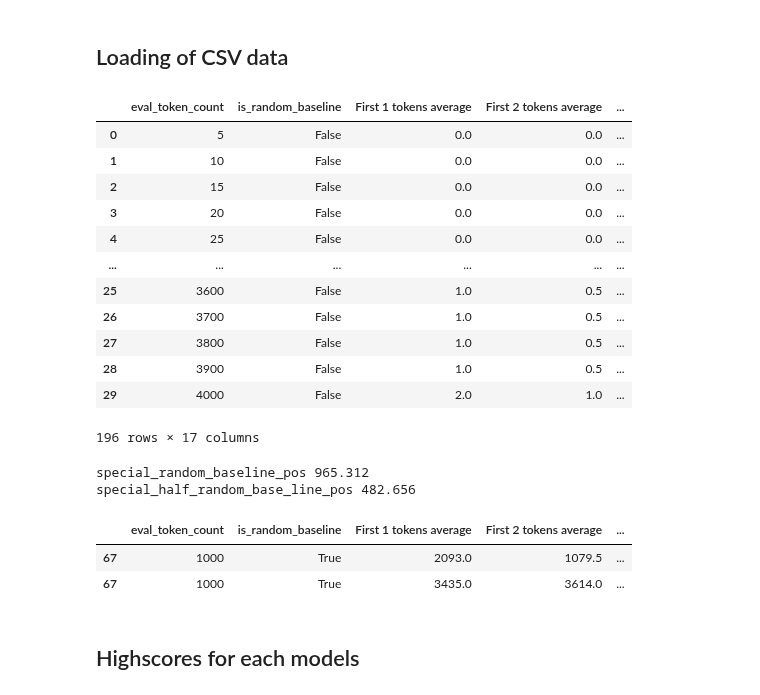
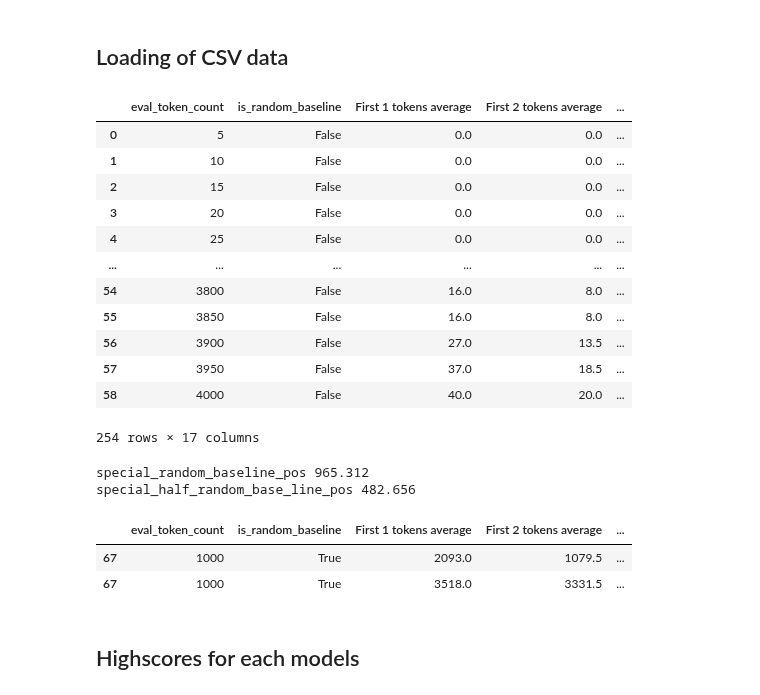
Before and after one commit to RWKV/RWKV-infctx-trainer, a Jupyter notebook: notebook/experiment/memory-bench/Charting-V5.ipynb, the cells around one changed output. Cells and saved outputs as stored; diff of their text form; code cells hidden in the pictures.

```diff
--- a/notebook/experiment/memory-bench/Charting-V5.ipynb
+++ b/notebook/experiment/memory-bench/Charting-V5.ipynb
@@ -63,41 +63,41 @@ def group_csv_data(inCSV, modelName):
         'First 100 tokens average': calculate_first_n_avg(100, x['eval_token_pos']),
         'First 250 tokens average': calculate_first_n_avg(250, x['eval_token_pos']),
         'First 500 tokens average': calculate_first_n_avg(500, x['eval_token_pos']),
         'First 750 tokens average': calculate_first_n_avg(750, x['eval_token_pos']),
         'First 1000 tokens average': calculate_first_n_avg(1000, x['eval_token_pos']),
         'tokens average position': calculate_first_n_avg(-1, x['eval_token_pos']),
         "match_count": x["matched"].sum(),
         "match_percentage": x["matched"].sum() * 100.0 / x["matched"].count() ,
     })).reset_index()
     grouped_data['model'] = modelName
     return grouped_data
 
 # Merge the DataFrames
 full_grouped_data = pd.concat([
 
     group_csv_data(v5_1b5_1k, 'V5-Baseline 1B5 (L24-D2048)'),
     group_csv_data(v5_1b5_4k, 'V5-Baseline 1B5 (L24-D2048)'),
 
-    group_csv_data(WN_v5_1b5_1k, 'Wavnet-V5-Preview 1B5 (L24-D2048)'),
-    group_csv_data(WN_v5_1b5_4k, 'Wavnet-V5-Preview 1B5 (L24-D2048)'),
+    group_csv_data(WN_v5_1b5_1k, 'Wavnet-V5 1B5 (L24-D2048)'),
+    group_csv_data(WN_v5_1b5_4k, 'Wavnet-V5 1B5 (L24-D2048)'),
 ])
 
 # Plot the data
 full_grouped_data
 # %% [output]
 |  | eval_token_count | is_random_baseline | First 1 tokens average | First 2 tokens average | ... |
 | 0 | 5 | False | 0.0 | 0.0 | ... |
 | 1 | 10 | False | 0.0 | 0.0 | ... |
 | 2 | 15 | False | 0.0 | 0.0 | ... |
 | 3 | 20 | False | 0.0 | 0.0 | ... |
 | 4 | 25 | False | 0.0 | 0.0 | ... |
 | ... | ... | ... | ... | ... | ... |
-| 25 | 3600 | False | 1.0 | 0.5 | ... |
-| 26 | 3700 | False | 1.0 | 0.5 | ... |
-| 27 | 3800 | False | 1.0 | 0.5 | ... |
-| 28 | 3900 | False | 1.0 | 0.5 | ... |
-| 29 | 4000 | False | 2.0 | 1.0 | ... |
+| 54 | 3800 | False | 16.0 | 8.0 | ... |
+| 55 | 3850 | False | 16.0 | 8.0 | ... |
+| 56 | 3900 | False | 27.0 | 13.5 | ... |
+| 57 | 3950 | False | 37.0 | 18.5 | ... |
+| 58 | 4000 | False | 40.0 | 20.0 | ... |
-196 rows × 17 columns
+254 rows × 17 columns
 # %%
 # We get the position values, of the average token prediction, withou ONLY the output.
 # this helps get the approximate "random" score baseline, while accounting for the fact that the model may eventually notice patterns that makes it not truely random
@@ -127,7 +127,7 @@ special_random_baseline_pos 965.312
 special_half_random_base_line_pos 482.656
 |  | eval_token_count | is_random_baseline | First 1 tokens average | First 2 tokens average | ... |
 | 67 | 1000 | True | 2093.0 | 1079.5 | ... |
-| 67 | 1000 | True | 3435.0 | 3614.0 | ... |
+| 67 | 1000 | True | 3518.0 | 3331.5 | ... |
 # %%
 # Graphing function
 def plotGrapData(sizeArr=[2], redline=False):
```
Also changed, not shown: parts of 3 cells of this notebook, 3 other files.
